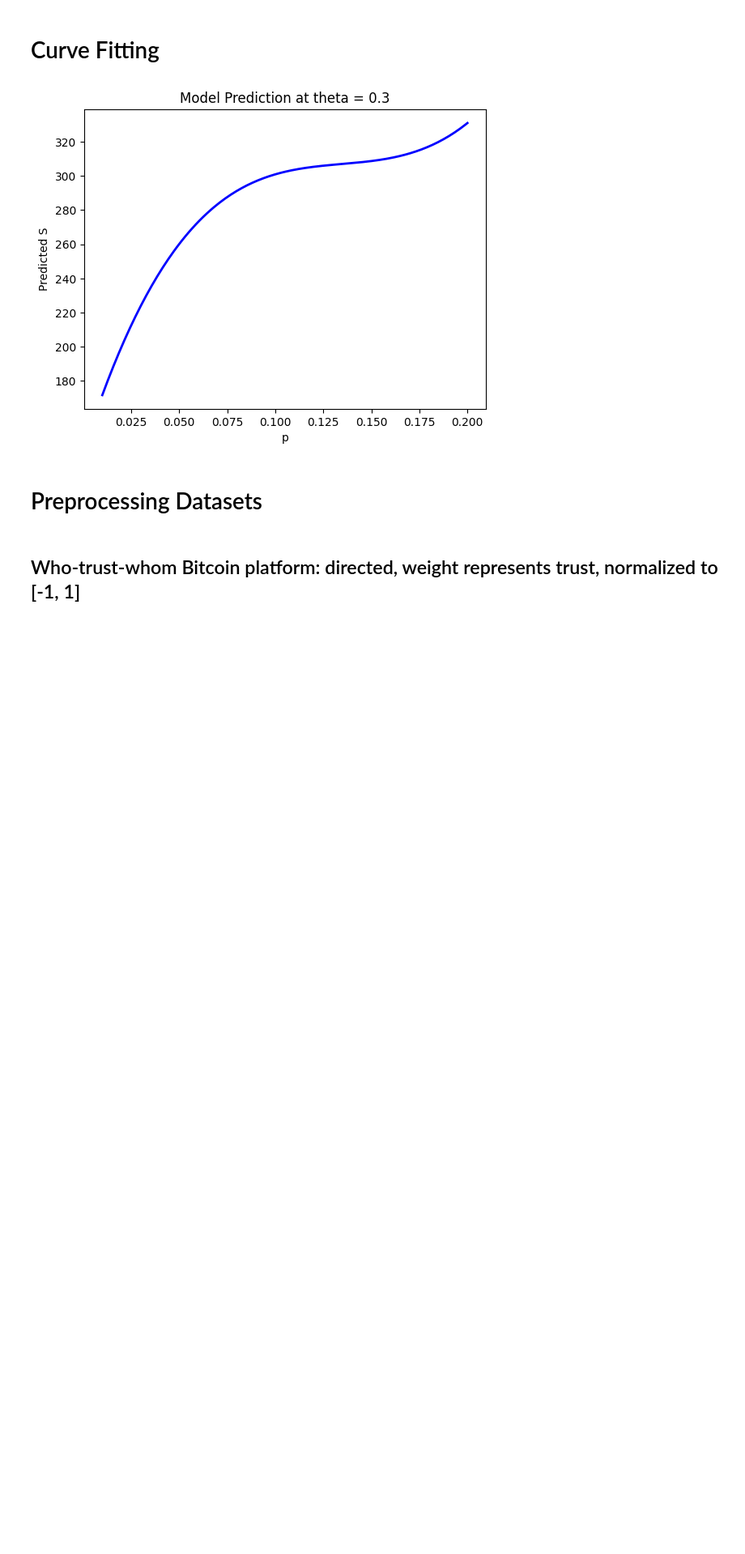
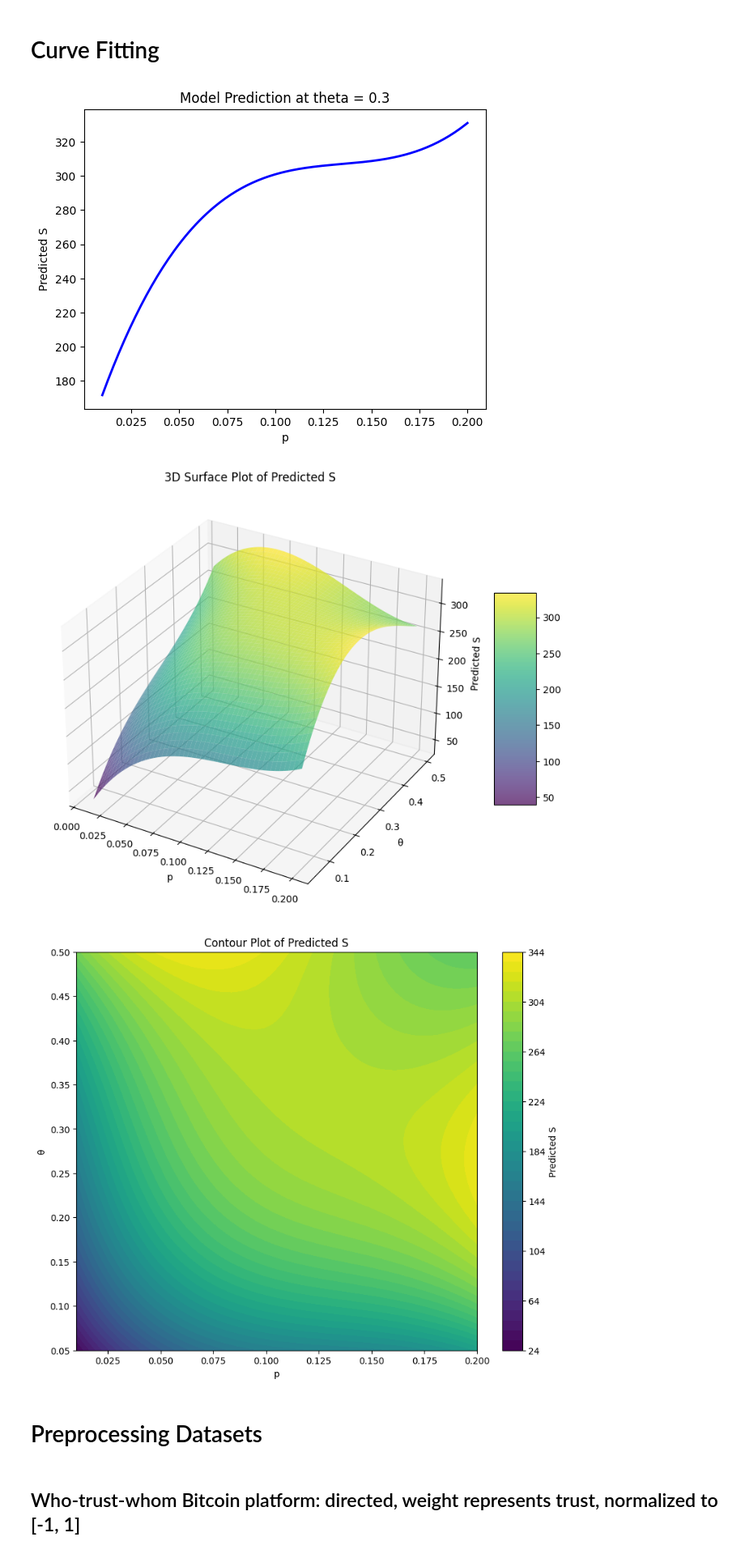
Before and after one commit to JamesZhang2/Opinion-Dynamics, a Jupyter notebook: FJ_Model.ipynb, the cells around one changed output. Shown at 81% size. Drawn from its saved outputs; the diff is of its cells as text; code cells hidden in the pictures; blank space fills up the shorter version.

Commit message:
Curve fitting for all theta

```diff
--- a/FJ_Model.ipynb
+++ b/FJ_Model.ipynb
@@ -449,6 +449,69 @@ ax.set_title(f"Model Prediction at theta = {theta_fixed}")
 plt.show()
 # %% [output]
 [figure]
+# %%
+import numpy as np
+import matplotlib.pyplot as plt
+from sklearn.preprocessing import PolynomialFeatures
+from sklearn.linear_model import LinearRegression
+from mpl_toolkits.mplot3d import Axes3D
+
+# Assuming avg_largest_comp_sizes is defined
+# Convert to arrays
+Ps = []
+Thetas = []
+Sizes = []
+for (p, th), val in avg_largest_comp_sizes.items():
+    Ps.append(p)
+    Thetas.append(th)
+    Sizes.append(val)
+Ps = np.array(Ps)
+Thetas = np.array(Thetas)
+Sizes = np.array(Sizes)
+
+# Fit a polynomial model
+X = np.column_stack([Ps, Thetas])
+poly = PolynomialFeatures(degree=3, include_bias=True)
+X_poly = poly.fit_transform(X)
+model = LinearRegression()
+model.fit(X_poly, Sizes)
+
+# Define ranges
+p_min, p_max = Ps.min(), Ps.max()
+theta_min, theta_max = Thetas.min(), Thetas.max()
+
+
+
+# 2. 3D Surface Plot
+p_grid, theta_grid = np.meshgrid(
+    np.linspace(p_min, p_max, 50),
+    np.linspace(theta_min, theta_max, 50)
+)
+X_grid = np.column_stack([p_grid.ravel(), theta_grid.ravel()])
+X_grid_poly = poly.transform(X_grid)
+S_pred_grid = model.predict(X_grid_poly).reshape(p_grid.shape)
+
+fig = plt.figure(figsize=(12, 8))
+ax = fig.add_subplot(111, projection='3d')
+surface = ax.plot_surface(p_grid, theta_grid, S_pred_grid, cmap='viridis', alpha=0.7)
+ax.set_xlabel('p')
+ax.set_ylabel('θ')
+ax.set_zlabel('Predicted S')
+ax.set_title('3D Surface Plot of Predicted S')
+fig.colorbar(surface, ax=ax, shrink=0.5, aspect=5)
+plt.show()
+
+# 3. Contour Plot
+plt.figure(figsize=(10, 8))
+contour = plt.contourf(p_grid, theta_grid, S_pred_grid, levels=50, cmap='viridis')
+plt.colorbar(contour, label='Predicted S')
+plt.xlabel('p')
+plt.ylabel('θ')
+plt.title('Contour Plot of Predicted S')
+plt.show()
+# %% [output]
+[figure, added]
+[figure, added]
 # %% [markdown]
 # Preprocessing Datasets
 # %% [markdown]
```
